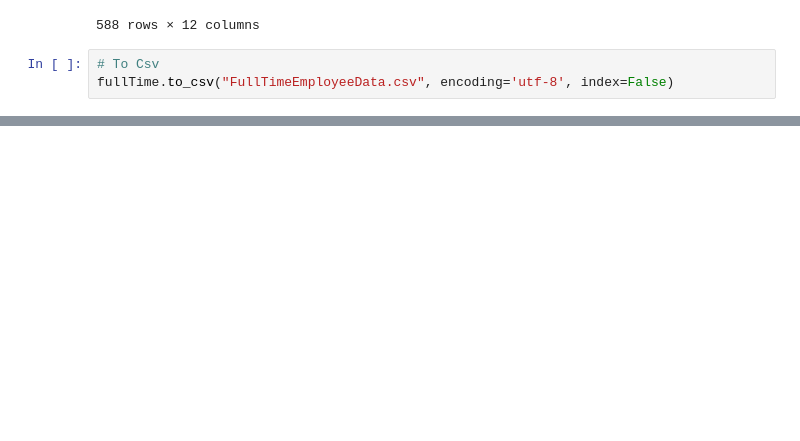
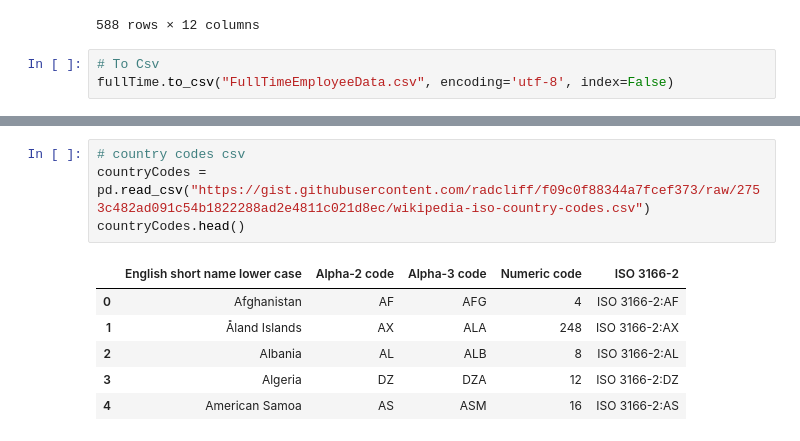
Before and after one commit to kealvarez/project3, a Jupyter notebook: resources/dataCleaning.ipynb, the cells around one changed output, grey strips where cells are left out. Cells and saved outputs as stored; diff of their text form; blank space fills up the shorter version.

```diff
--- a/resources/dataCleaning.ipynb
+++ b/resources/dataCleaning.ipynb
@@ -67,0 +76,11 @@ fullTime.to_csv("FullTimeEmployeeData.csv", encoding='utf-8', index=False)
+# %%
+# country codes csv
+countryCodes = pd.read_csv("https://gist.githubusercontent.com/radcliff/f09c0f88344a7fcef373/raw/2753c482ad091c54b1822288ad2e4811c021d8ec/wikipedia-iso-country-codes.csv")
+countryCodes.head()
+# %% [output]
+|  | English short name lower case | Alpha-2 code | Alpha-3 code | Numeric code | ISO 3166-2 |
+| 0 | Afghanistan | AF | AFG | 4 | ISO 3166-2:AF |
+| 1 | Åland Islands | AX | ALA | 248 | ISO 3166-2:AX |
+| 2 | Albania | AL | ALB | 8 | ISO 3166-2:AL |
+| 3 | Algeria | DZ | DZA | 12 | ISO 3166-2:DZ |
+| 4 | American Samoa | AS | ASM | 16 | ISO 3166-2:AS |
```
Also changed, not shown: parts of 5 cells of this notebook, 3 other files.
